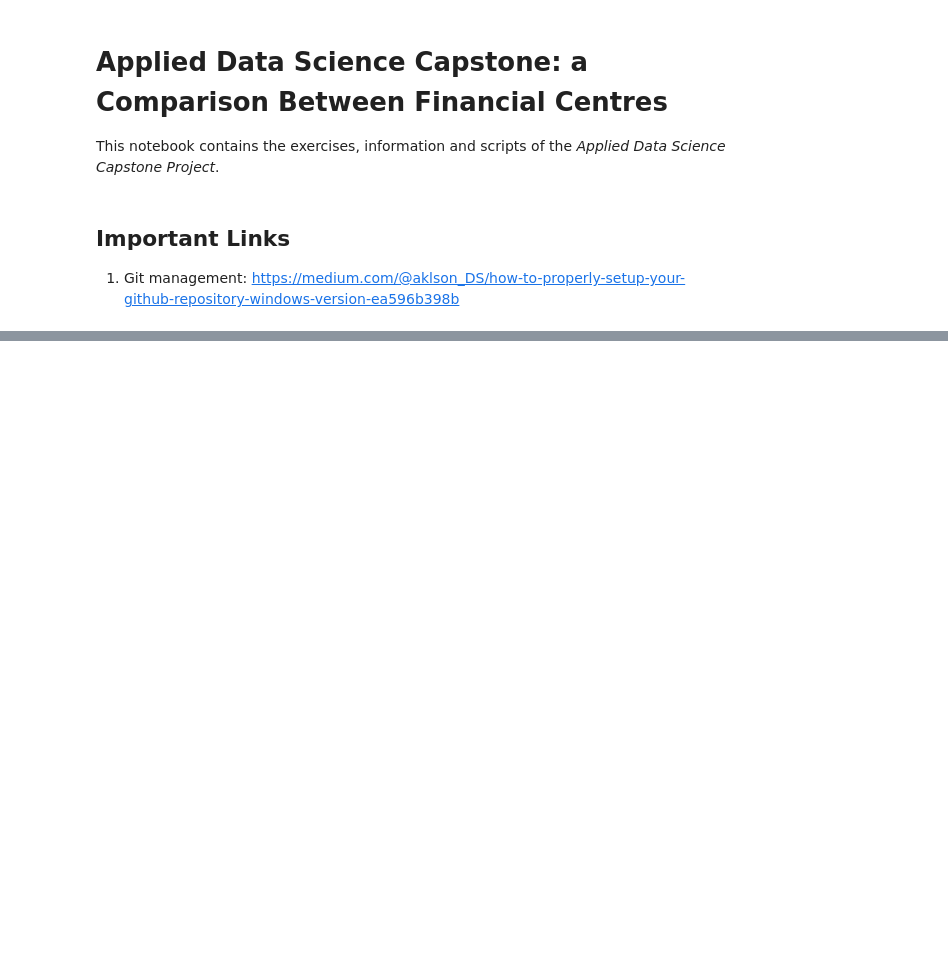
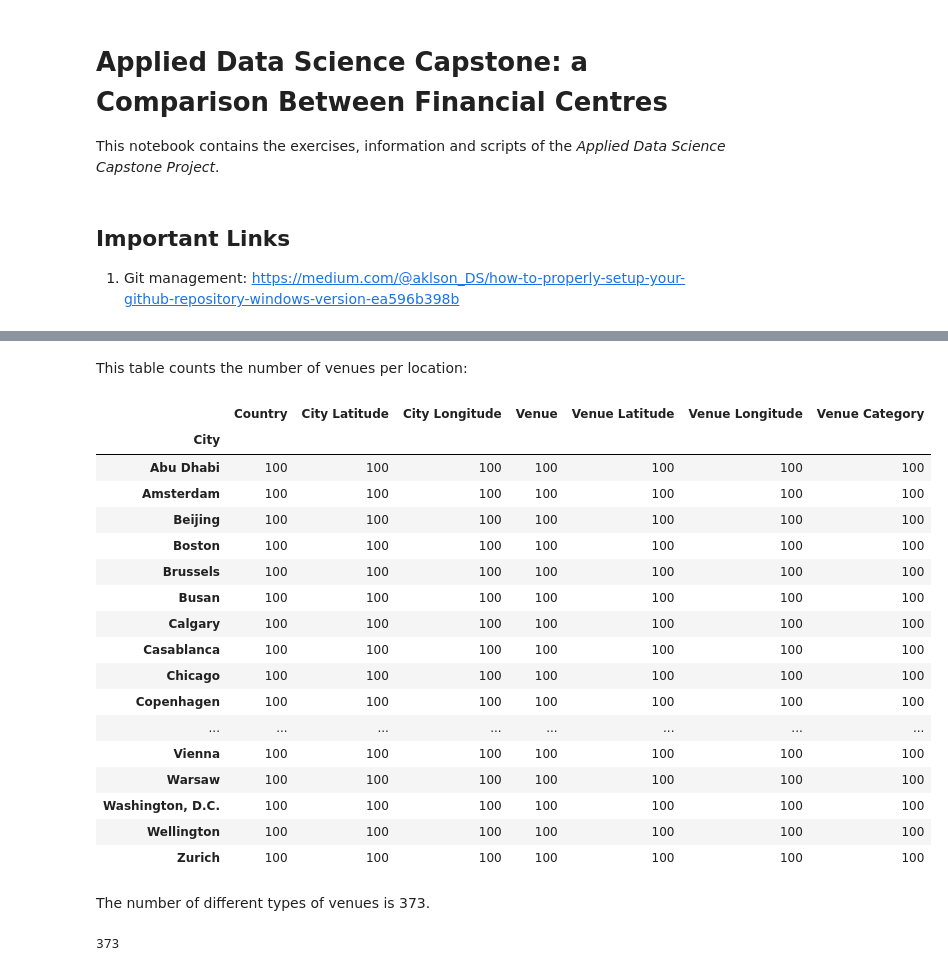
Before and after one commit to lAlejandroDuenasl/IBM-Data-Science-Specialization, a Jupyter notebook: Applied Data Science Capstone/capstone.ipynb, the cells around one changed output, grey strips where cells are left out. Saved outputs shown, nothing was run; the diff lists cells and outputs as text; code cells hidden in the pictures; blank space fills up the shorter version.

```diff
--- a/Applied Data Science Capstone/capstone.ipynb
+++ b/Applied Data Science Capstone/capstone.ipynb
@@ -17,0 +87,3 @@ The first step is to read the data from the Wikipedia page, and get the top 20 f
+# %%
+df_crd = df_crd.loc(axis=1)["city_ascii","lat","lng","population","country"]
+df_crd.head()
@@ -17,0 +99,21 @@ The first step is to read the data from the Wikipedia page, and get the top 20 f
+# %%
+df_1 = pd.merge(left=df_top20, right=df_crd, how="left", left_on="Centre",right_on="city_ascii")
+df_1.sort_values(["Rating","population"],ascending=False, inplace=True)
+cnames = ["City","Rating","Population","Latitude","Longitude"]
+df_cit = pd.DataFrame(columns=cnames)
+for c,r,lt,lg,p,count in zip(df_1["Centre"],df_1["Rating"],df_1["lat"],df_1["lng"],df_1["population"], df_1["country"]):
+    if c not in list(df_cit["City"]):
+        df_cit = df_cit.append({"City":c,
+                        "Rating":r,
+                        "Population":p,
+                        "Latitude":lt,
+                        "Longitude":lg,
+                               "Country":count}, ignore_index=True)
+    else:
+        continue
+print(df_cit.shape)
+df_cit.dropna(inplace=True)
+df_cit.reset_index(inplace=True,drop=True)
+df_cit.replace(["Korea, South","Czechia","United States"],["South Korea","Czech Republic","United States of America"], inplace=True)
+print(df_cit.shape)
+df_cit.head()
@@ -17,0 +327,29 @@ The first step is to read the data from the Wikipedia page, and get the top 20 f
+# %% [markdown]
+This table counts the number of venues per location:
+# %%
+cities_venues.groupby("City").count()
+# %% [output]
+|  | Country | City Latitude | City Longitude | Venue | Venue Latitude | Venue Longitude | Venue Category |
+| City |  |  |  |  |  |  |  |
+| Abu Dhabi | 100 | 100 | 100 | 100 | 100 | 100 | 100 |
+| Amsterdam | 100 | 100 | 100 | 100 | 100 | 100 | 100 |
+| Beijing | 100 | 100 | 100 | 100 | 100 | 100 | 100 |
+| Boston | 100 | 100 | 100 | 100 | 100 | 100 | 100 |
+| Brussels | 100 | 100 | 100 | 100 | 100 | 100 | 100 |
+| Busan | 100 | 100 | 100 | 100 | 100 | 100 | 100 |
+| Calgary | 100 | 100 | 100 | 100 | 100 | 100 | 100 |
+| Casablanca | 100 | 100 | 100 | 100 | 100 | 100 | 100 |
+| Chicago | 100 | 100 | 100 | 100 | 100 | 100 | 100 |
+| Copenhagen | 100 | 100 | 100 | 100 | 100 | 100 | 100 |
+| ... | ... | ... | ... | ... | ... | ... | ... |
+| Vienna | 100 | 100 | 100 | 100 | 100 | 100 | 100 |
+| Warsaw | 100 | 100 | 100 | 100 | 100 | 100 | 100 |
+| Washington, D.C. | 100 | 100 | 100 | 100 | 100 | 100 | 100 |
+| Wellington | 100 | 100 | 100 | 100 | 100 | 100 | 100 |
+| Zurich | 100 | 100 | 100 | 100 | 100 | 100 | 100 |
+# %% [markdown]
+The number of different types of venues is 373.
+# %%
+len(cities_venues["Venue Category"].unique())
+# %% [output]
+373
```
Also changed, not shown: parts of 54 cells of this notebook, 1 other file.
